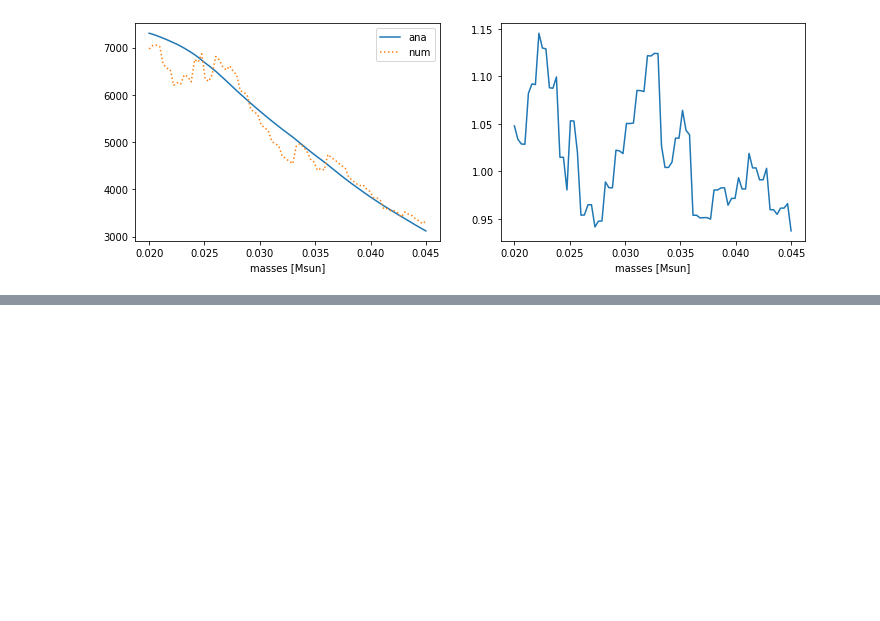
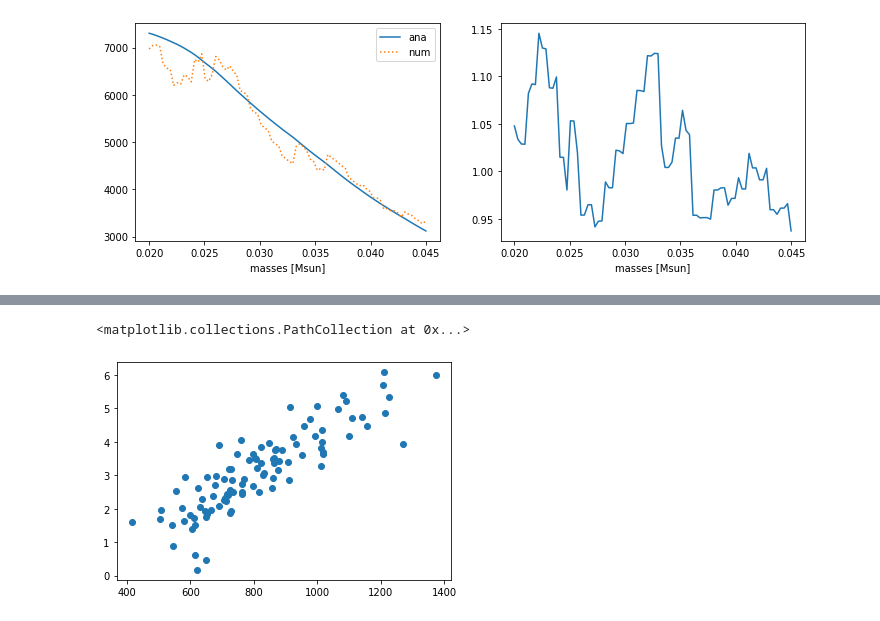
Before and after one commit to mariabenitocst/exoplanets, a Jupyter notebook: jupyter-notebook/checking_dderivatives.ipynb, the cells around one changed output, grey strips where cells are left out. Cells and saved outputs as stored; diff of their text form; code cells hidden in the pictures; blank space fills up the shorter version.

```diff
--- a/jupyter-notebook/checking_dderivatives.ipynb
+++ b/jupyter-notebook/checking_dderivatives.ipynb
@@ -879,0 +951,20 @@ Text(0.5, 0, 'masses [Msun]')
+# %%
+sigmaT = sigma_Tmodel2(robs, Mobs, Aobs, sigmarobs, sigmaMobs, sigmaAobs, Teff, TDM, Ttot,
+                                f_true, [gamma_true, rs_true, rho0], a_interp, b_interp, c_interp, v)
+
+ages, c1  = np.genfromtxt(path + "dderv_ana_wrt_MA.dat", unpack=True)
+c1_interp = interp1d(ages, c1)
+import _utils
+import imp
+imp.reload(_utils)
+from _utils import delta_sigma_Tmodel2
+
+sigmaT_corr = sigmaT + delta_sigma_Tmodel2(robs, Mobs, Aobs, sigmarobs, sigmaMobs, sigmaAobs, Teff, TDM, Ttot,
+                                f_true, [gamma_true, rs_true, rho0], a_interp, b_interp, b1_interp, c_interp,
+                                c1_interp, v)
+# %%
+fig, ax = plt.subplots()
+ax.scatter(Ttot, np.sqrt(np.abs(sigmaT-sigmaT_corr)))
+# %% [output]
+<matplotlib.collections.PathCollection at 0x...>
+[figure, added]
```
Also changed, not shown: parts of 11 cells of this notebook, 6 other files.
